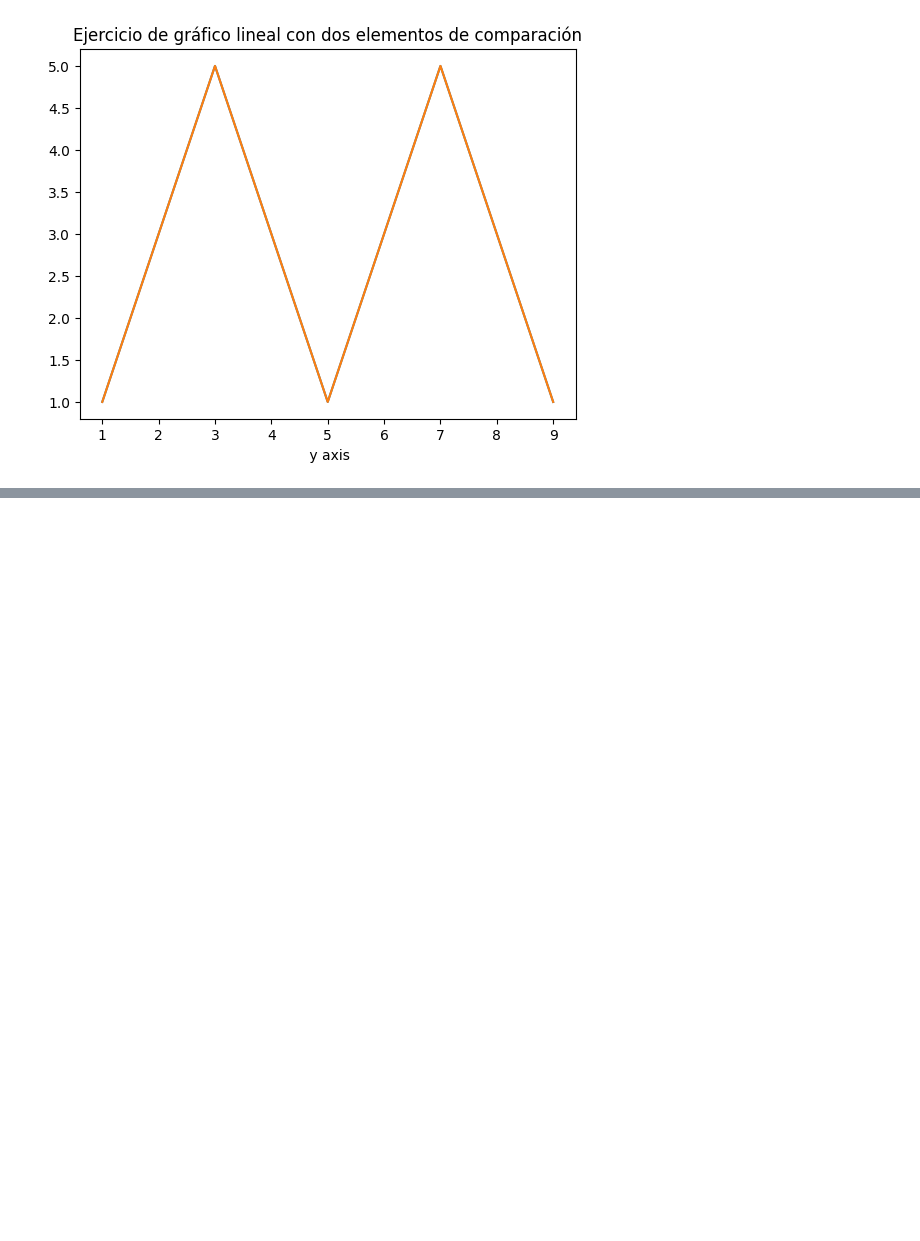
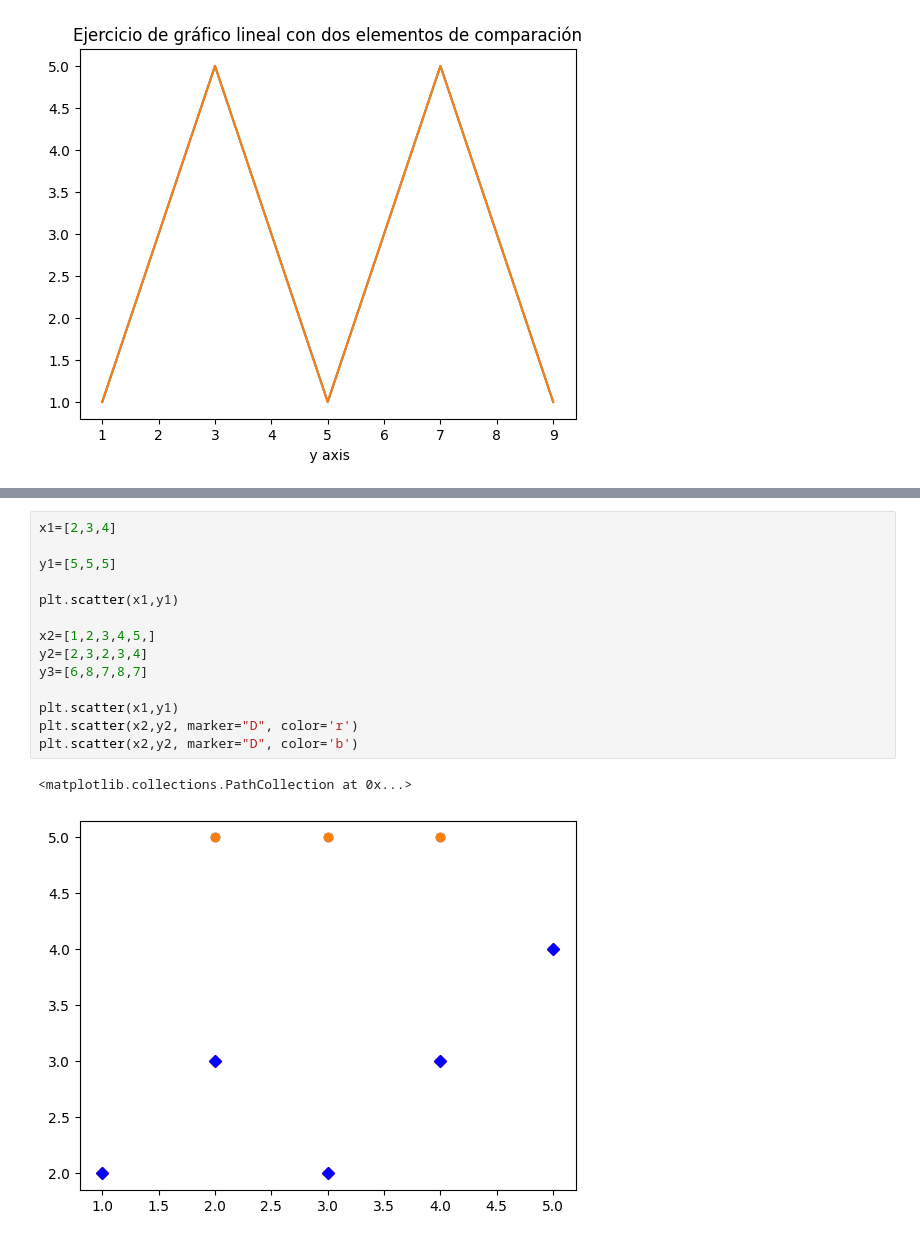
Before and after one commit to Jasonuna25/OPT-Introducci-n-a-Datos, a Jupyter notebook: ArchivoData2_05_05.ipynb, the cells around one changed output, grey strips where cells are left out. Cells and saved outputs as stored; diff of their text form; blank space fills up the shorter version.

```diff
--- a/ArchivoData2_05_05.ipynb
+++ b/ArchivoData2_05_05.ipynb
@@ -38,0 +39,17 @@ plt.show()
+# %%
+x1=[2,3,4]
+
+y1=[5,5,5]
+
+plt.scatter(x1,y1)
+
+x2=[1,2,3,4,5,]
+y2=[2,3,2,3,4]
+y3=[6,8,7,8,7]
+
+plt.scatter(x1,y1)
+plt.scatter(x2,y2, marker="D", color='r')
+plt.scatter(x2,y2, marker="D", color='b')
+# %% [output]
+<matplotlib.collections.PathCollection at 0x...>
+[figure, added]
```
Also changed, not shown: parts of 1 cell of this notebook.
